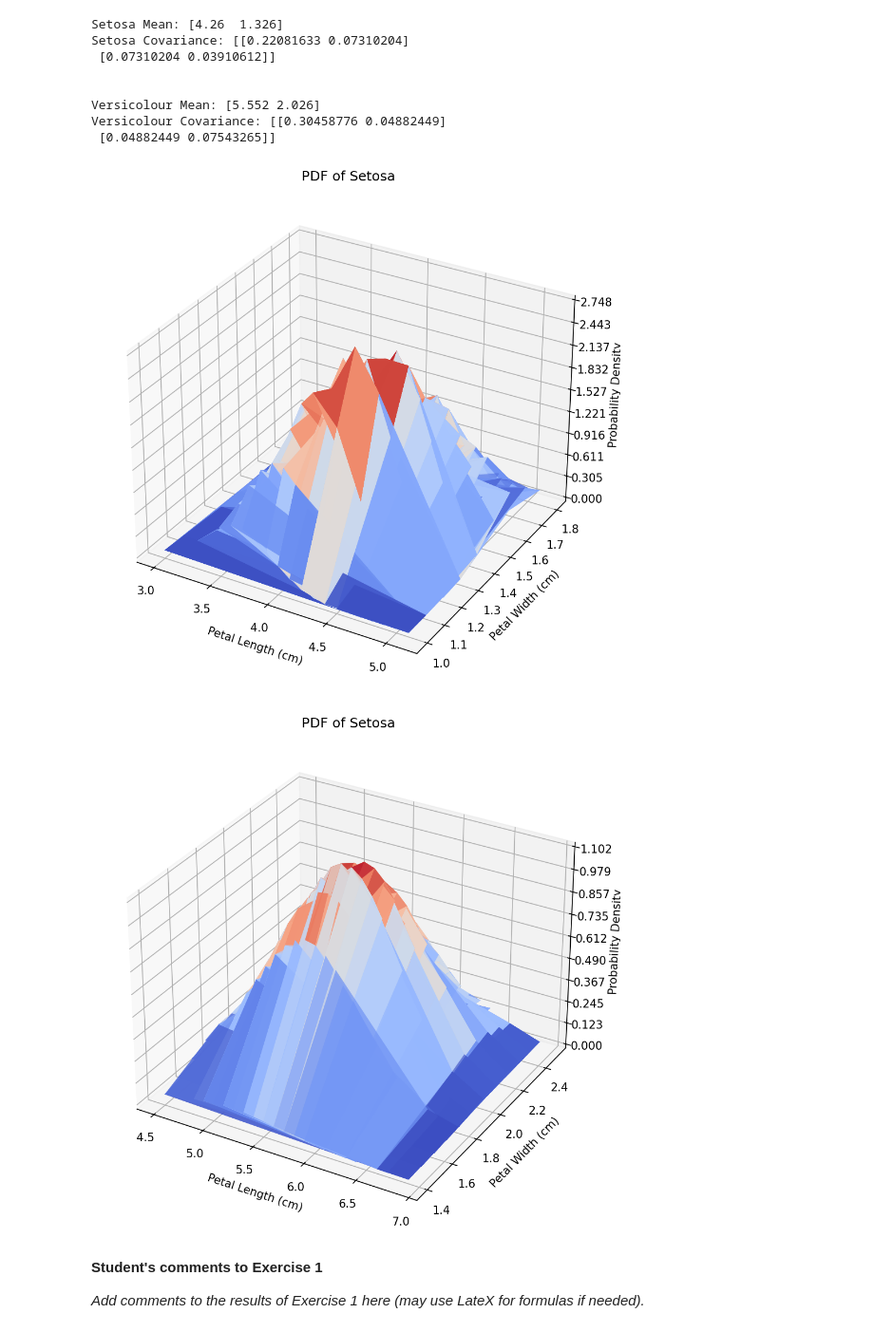
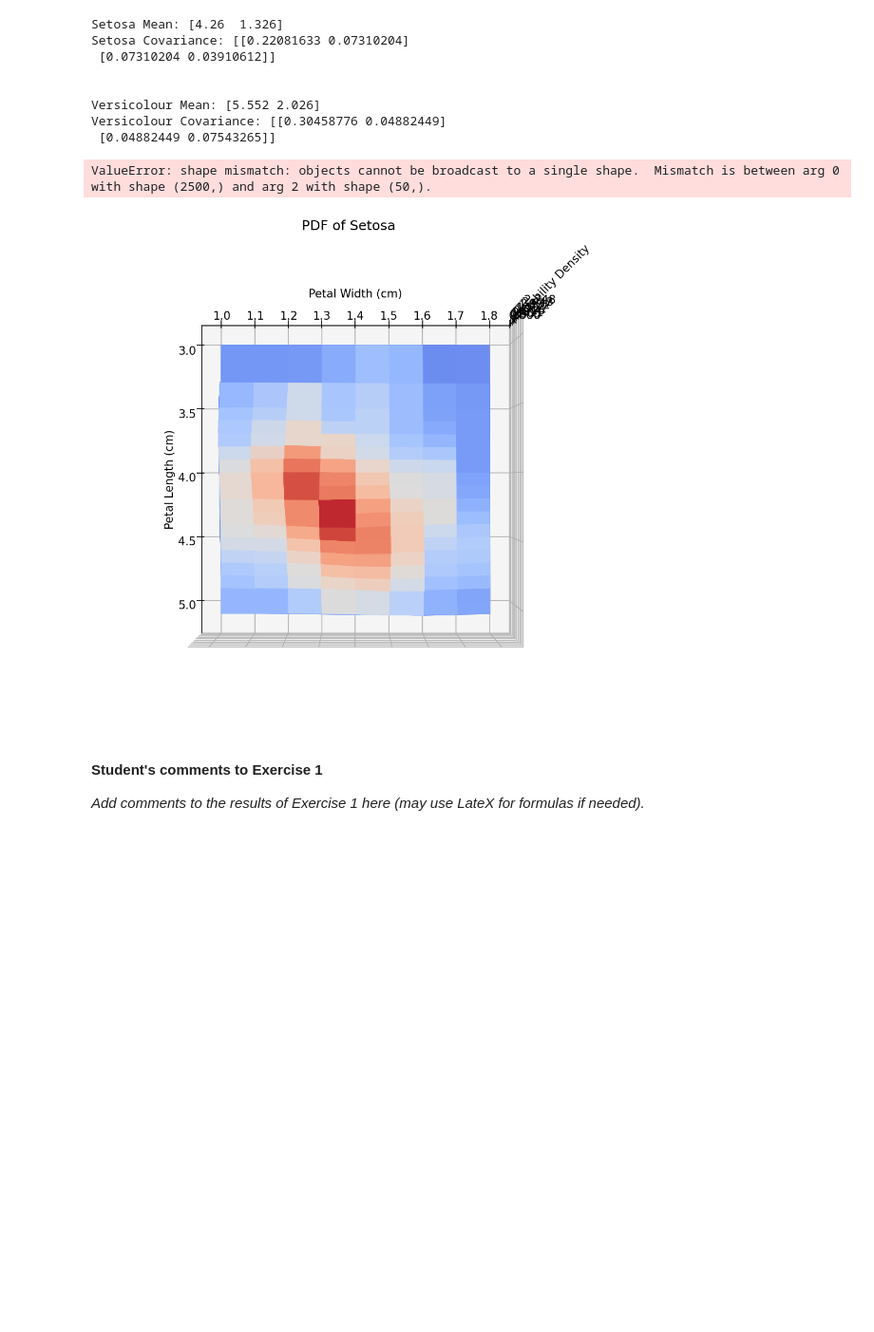
Before and after one commit to A-M-Alizadeh/Statistical-Labs, a Jupyter notebook: Stat Labs/Lab2_v6/Lab2_v6.ipynb, the cells around one changed output. Shown at 95% size. Cells and saved outputs as stored; diff of their text form; code cells hidden in the pictures; blank space fills up the shorter version.

```diff
--- a/Stat Labs/Lab2_v6/Lab2_v6.ipynb
+++ b/Stat Labs/Lab2_v6/Lab2_v6.ipynb
@@ -114,42 +114,46 @@ pdf_class1 = multivariate_normal(mean=versicolour_mean, cov=versicolour_cov)
 
 #Code Example:
 
-def plotter(pdf, data):
+def plotter(pdfff, data, title):
     X = data[:, 0]
     Y = data[:, 1]
 
     X, Y = np.meshgrid(X, Y)
     X_flat = X.flatten()
     Y_flat = Y.flatten()
     XY_list = np.concatenate((X_flat[:,np.newaxis],Y_flat[:,np.newaxis]),axis=1)
-    PDF_values = np.reshape(pdf.pdf(XY_list), np.shape(X))
+    PDF_values = np.reshape(pdfff.pdf(XY_list), np.shape(X))
 
     fig, ax = plt.subplots(subplot_kw={"projection": "3d"},figsize=(8, 8), dpi=150)
     ax.plot_surface(X, Y, PDF_values, cmap=cm.coolwarm, alpha=0.7, linewidth=0)
-    plt.title('PDF of Setosa')
+    plt.title('PDF of ' + title)
     plt.xlabel('Petal Length (cm)')
     plt.ylabel('Petal Width (cm)')
     ax.set_zlabel('Probability Density')
     ax.zaxis.set_major_locator(LinearLocator(10))
+    ax.view_init( 90, 0)
+    PDF_points_class = pdfff.pdf(data)
+    ax.scatter3D(X, Y, PDF_points_class, s=10)
     plt.show()
 
-plotter(pdf_class0, class0)
-plotter(pdf_class1, class1)
+plotter(pdf_class0, class0, 'Setosa')
+plotter(pdf_class1, class1, 'Versicolour')
+
 
 #To change the orientation of the 3D plot the function ax.view_init(), for a view from above select ax.view_init( 90, 0)
 
 #After visualizing the pdf you can plot the points of the dataset on the estimated pdf using ax.scatter3D()
 #For a better visualization of the points we suggest to make the pdf plot semi-transparent using the alpha parameter
 
 #Code Example:
 # PDF_points_class0 = pdf_class0.pdf(Features_class0)
 #ax.scatter3D(Points_Class0_Feature0, Points_Class0_Feature1, PDF_points_class0, s=10)
 
 #Note: the sample code was written only for class 0 but two plots have to be done, one for class 0 and one for class 1
 #Note 2: the content of variables like Features_class0, Points_Class0_Feature0, Points_Class0_Feature1 should be substituted with variables created by the student
 # %% [output]
+ValueError: shape mismatch: objects cannot be broadcast to a single shape.  Mismatch is between arg 0 with shape (2500,) and arg 2 with shape (50,).
-[figure, old version]
+[figure, new version]
-[figure, removed]
 # %% [markdown]
 **Student's comments to Exercise 1**
 
```
